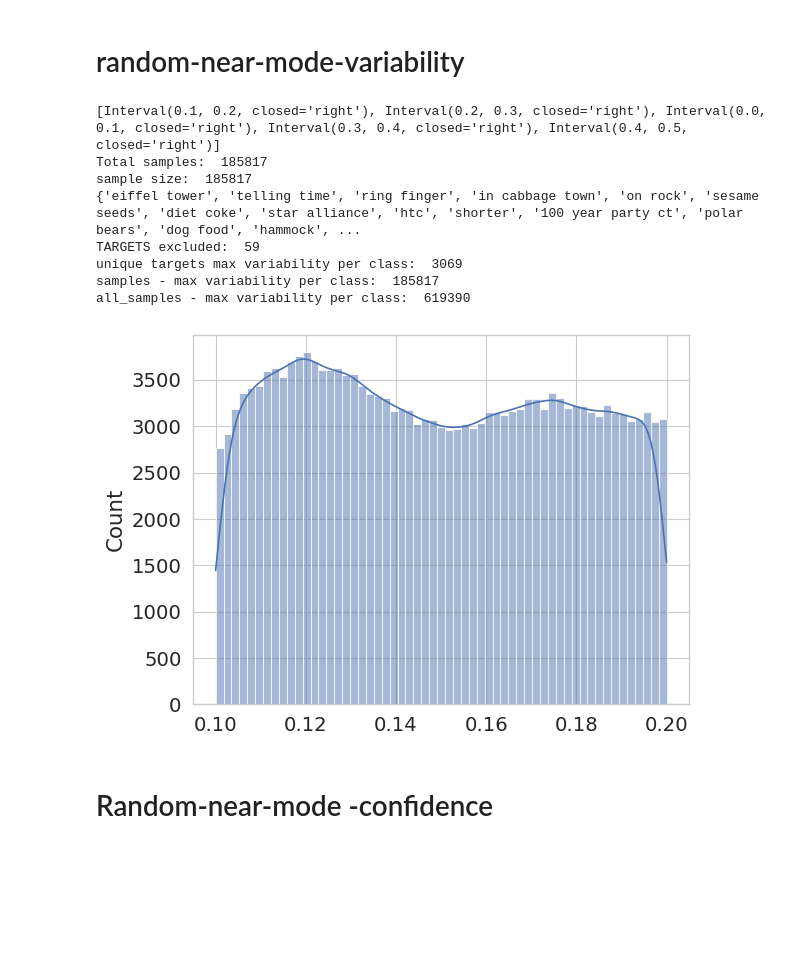
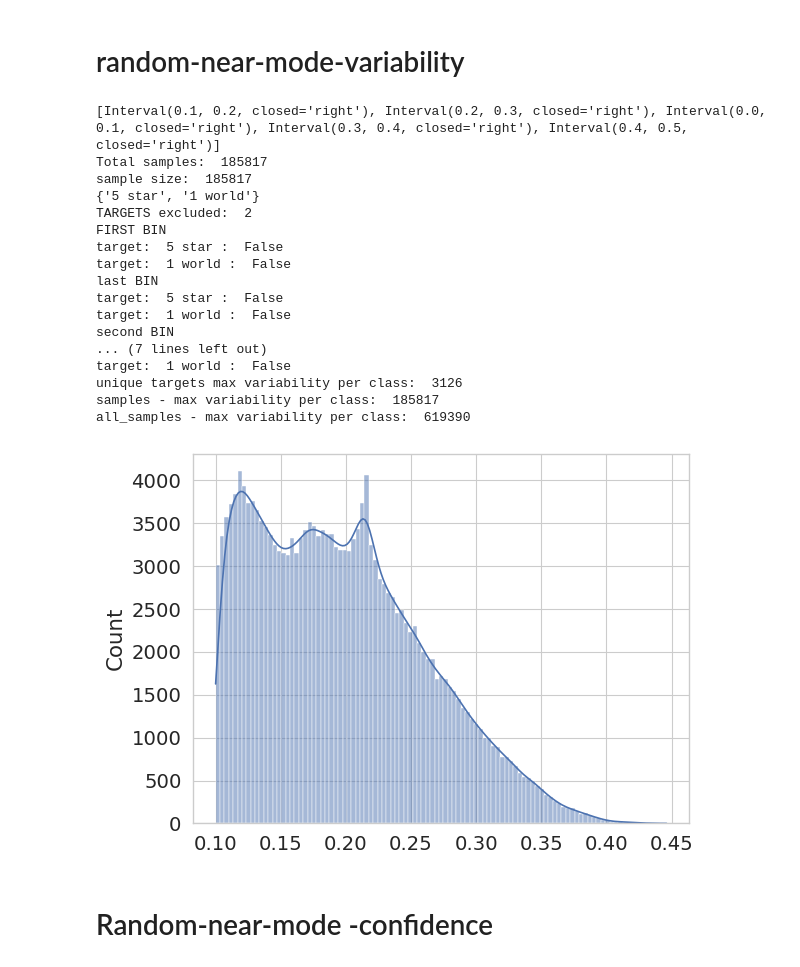
Before and after one commit to jr4fs/vl-pretraining, a Jupyter notebook: src/dataset_selection/sampling/stratified_beta_sampling.ipynb, the cells around one changed output. Saved outputs shown, nothing was run; the diff lists cells and outputs as text; code cells hidden in the pictures; blank space fills up the shorter version.

Commit message:
sample stats

```diff
--- a/src/dataset_selection/sampling/stratified_beta_sampling.ipynb
+++ b/src/dataset_selection/sampling/stratified_beta_sampling.ipynb
@@ -317,6 +317,19 @@ unpickled_df = pd.read_pickle('../../../src/dataset_selection/sampling/last_bin.
 
 * With the way our data is distributed, this ensures we sample up to the training budget
 '''
+
+def check_target_bin(df, targets):
+    sampled_targets_unique =[] # unique targets in vqa dataset
+    targets_list_sampled = np.array(df['targets'].tolist())
+    for i in targets_list_sampled:
+        target_list = [x.strip() for x in i.split(',')]
+        sampled_targets_unique.extend(target_list)
+    unique_targets_sampled = set(sampled_targets_unique)
+
+    for i in targets:
+        print("target: ", i, ": ", i in unique_targets_sampled)
+
+
 def stratified_beta_multilabel_middle(df, lower, upper, model, training_budget, dataset='animals'):
     #df = df.sample(frac=0.5, replace=False, random_state=1)
     targets = df['Target'].tolist()
@@ -337,13 +350,10 @@ def stratified_beta_multilabel_middle(df, lower, upper, model, training_budget,
         targets_multilabel.extend(target_list)
     unique_targets = set(targets_multilabel)
 
-    df_variability = pd.DataFrame({'variability':variability, 'question_id':question_ids})
+    df_variability = pd.DataFrame({'variability':variability, 'question_id':question_ids, 'targets':targets_list})
     bins = pd.cut(variability, bins=np.linspace(0, 0.5, 6), right=True, retbins=True)
     df_variability['bins'] = bins[0]
 
-    #beta_distribution = scipy.stats.beta(alpha, beta)
-    #sampling_percentages = [beta_distribution.cdf(0.2), beta_distribution.cdf(0.4)-beta_distribution.cdf(0.2), beta_distribution.cdf(0.6)-beta_distribution.cdf(0.4), beta_distribution.cdf(0.8)-beta_distribution.cdf(0.6), beta_distribution.cdf(1) - beta_distribution.cdf(0.8)]
-    #sampling_percentages = [beta_distribution.cdf(0.25), beta_distribution.cdf(0.5)-beta_distribution.cdf(0.25), beta_distribution.cdf(0.75)-beta_distribution.cdf(0.5), beta_distribution.cdf(1)-beta_distribution.cdf(0.75)]
     unique_bins = df_variability['bins'].unique().tolist()
     print(unique_bins)
 
@@ -400,6 +410,16 @@ def stratified_beta_multilabel_middle(df, lower, upper, model, training_budget,
     targets_excluded = unique_targets - unique_targets_sampled
     print(targets_excluded)
     print("TARGETS excluded: ", len(targets_excluded))
+    print("FIRST BIN")
+    check_target_bin(first_bin, targets_excluded)
+    print("last BIN")
+    check_target_bin(fifth_bin, targets_excluded)
+    print("second BIN")
+    check_target_bin(second_bin, targets_excluded)
+    print("third BIN")
+    check_target_bin(third_bin, targets_excluded)
+    print("fourth BIN")
+    check_target_bin(fourth_bin, targets_excluded)
 
     print("unique targets max variability per class: ", len(set(unique_targets_sampled)))
     print('samples - max variability per class: ', len(set(final_sample)))
@@ -407,23 +427,32 @@ def stratified_beta_multilabel_middle(df, lower, upper, model, training_budget,
 # %%
 
 sampling_dataset = 'multilabel_full'
 sampling_model = 'LXR111'
 
 
 base_path = '../../../snap/vqa/lxr111_multilabel_full_run_3/'
 df = pd.read_pickle(base_path+"datamap_metrics.pkl")
 
-stratified_beta_multilabel_middle(df, 0.1, 0.2, sampling_model, 30, dataset=sampling_dataset)
+stratified_beta_multilabel_middle(df, 0.1, 0.5, sampling_model, 30, dataset=sampling_dataset)
 # %% [output]
 [Interval(0.1, 0.2, closed='right'), Interval(0.2, 0.3, closed='right'), Interval(0.0, 0.1, closed='right'), Interval(0.3, 0.4, closed='right'), Interval(0.4, 0.5, closed='right')]
 Total samples:  185817
 sample size:  185817
-{'eiffel tower', 'telling time', 'ring finger', 'in cabbage town', 'on rock', 'sesame seeds', 'diet coke', 'star alliance', 'htc', 'shorter', '100 year party ct', 'polar bears', 'dog food', 'hammock', ...
-TARGETS excluded:  59
-unique targets max variability per class:  3069
+{'5 star', '1 world'}
+TARGETS excluded:  2
+FIRST BIN
+target:  5 star :  False
+target:  1 world :  False
+last BIN
+target:  5 star :  False
+target:  1 world :  False
+second BIN
+... (7 lines left out)
+target:  1 world :  False
+unique targets max variability per class:  3126
 samples - max variability per class:  185817
 all_samples - max variability per class:  619390
-[figure, old version]
+[figure, new version]
 # %% [markdown]
 # Random-near-mode -confidence
 # %%
```
Also changed, not shown: 1 other file.
